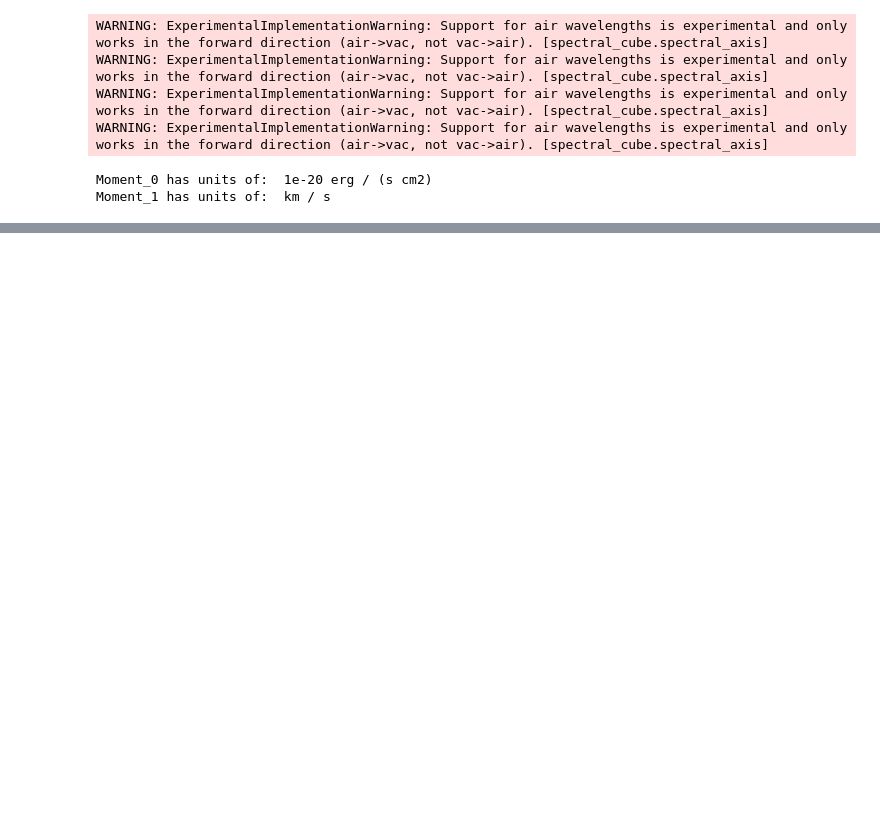
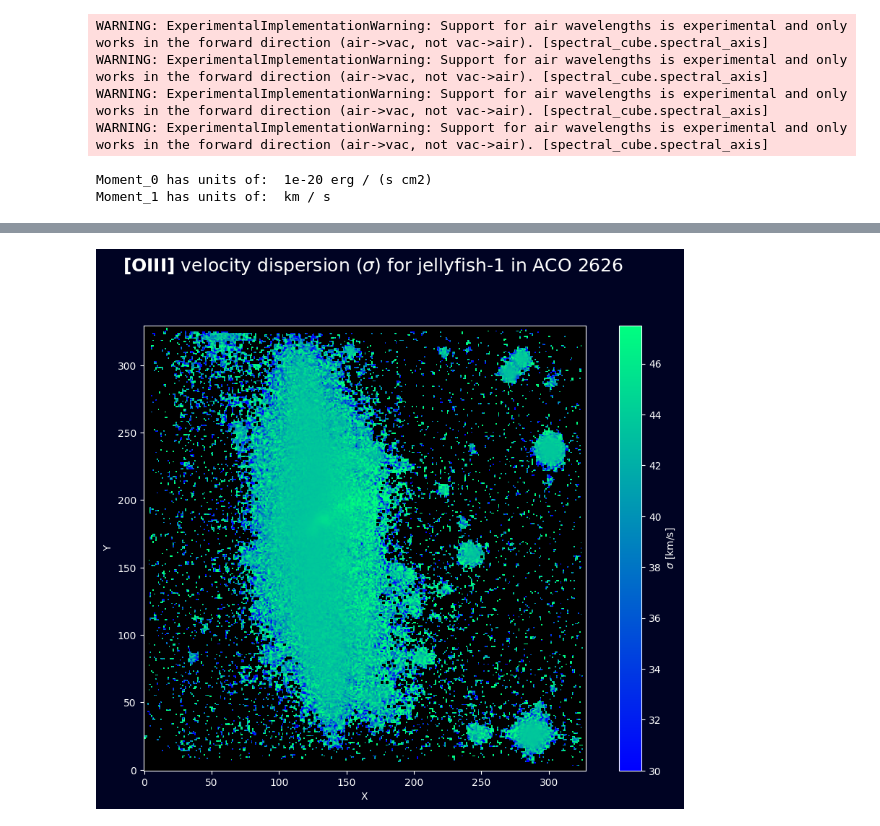
Before and after one commit to patito-mary/electivodatos, a Jupyter notebook: oiiimap.ipynb, the cells around one changed output, grey strips where cells are left out. Cells and saved outputs as stored; diff of their text form; code cells hidden in the pictures; blank space fills up the shorter version.

```diff
--- a/oiiimap.ipynb
+++ b/oiiimap.ipynb
@@ -93,0 +94,19 @@ plt.show()
+# %%
+sigma_map = cubo.linewidth_sigma()
+
+fwhm_map = cubo.linewidth_fwhm()
+
+# Visualiza los mapas
+fig = plt.figure(figsize=(12, 8),facecolor='#000323')
+
+plt.imshow(sigma_map.value, cmap='winter', vmin=30, vmax=47.5,origin='lower')
+plt.colorbar(label=r'$\sigma$ [km/s]')
+plt.xlabel('X')
+plt.ylabel('Y')
+
+plt.suptitle(r'$\mathbf{[OIII]}$ velocity dispersion ($\sigma$) for jellyfish-1 in ACO 2626', fontsize=18, color='white', y=1)
+
+#plt.tight_layout()
+plt.show()
+# %% [output]
+[figure, added]
```
Also changed, not shown: parts of 5 cells of this notebook, 8 other files.
